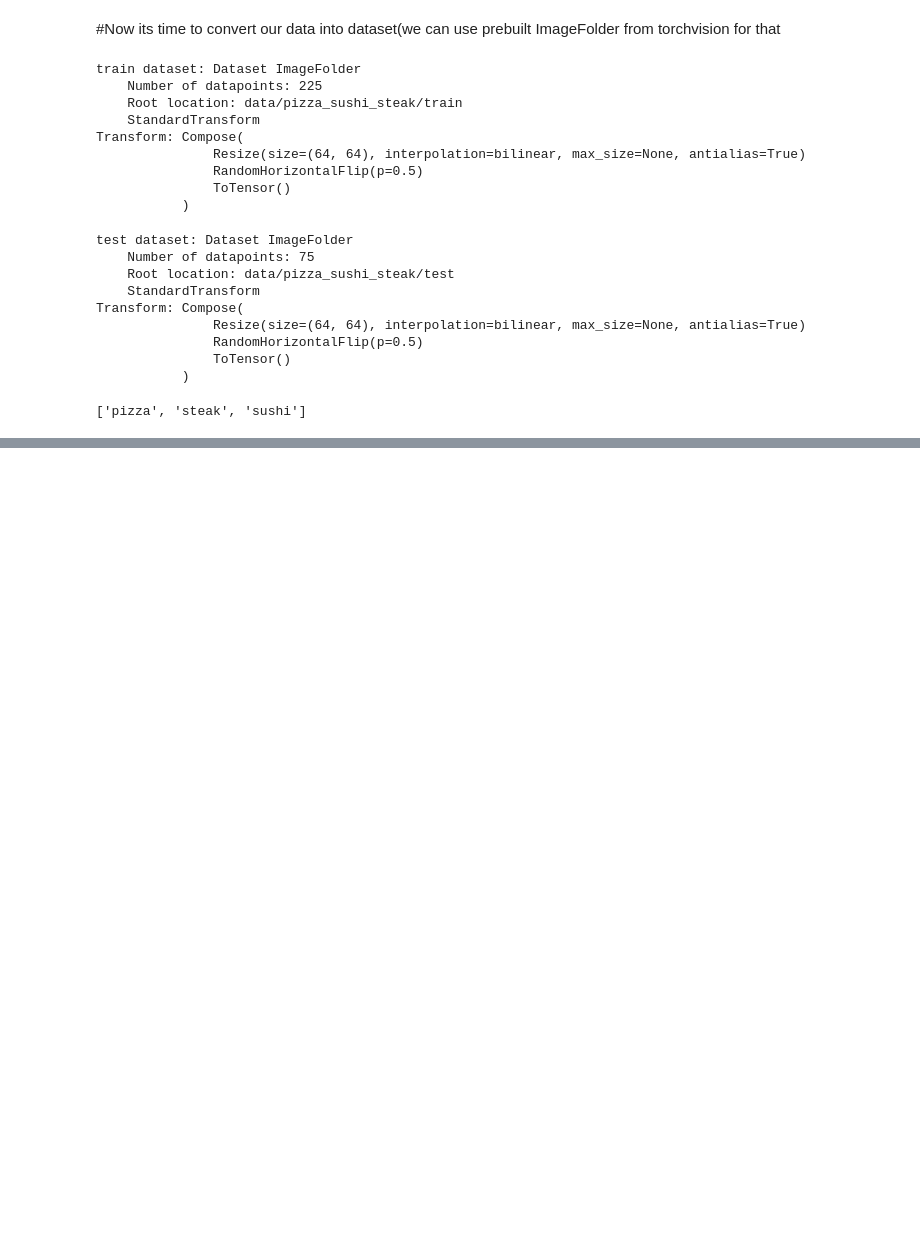
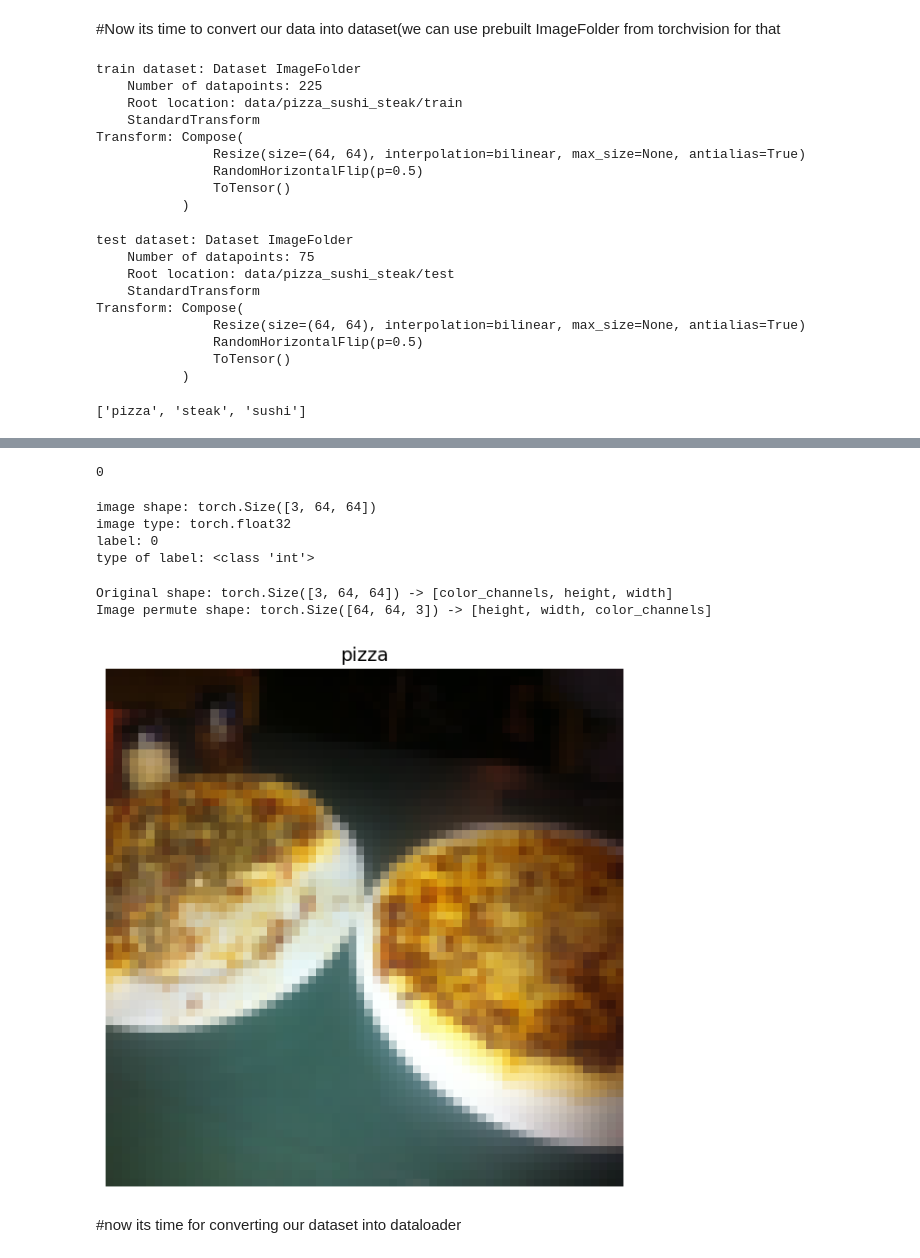
Before and after one commit to 404saugat404/pytorch, a Jupyter notebook: rev/custom_dataset.ipynb, the cells around one changed output, grey strips where cells are left out. Drawn from its saved outputs; the diff is of its cells as text; code cells hidden in the pictures; blank space fills up the shorter version.

```diff
--- a/rev/custom_dataset.ipynb
+++ b/rev/custom_dataset.ipynb
@@ -172,0 +205,3 @@ class_names
+# %%
+img,label=train_dataset[0][0],train_dataset[0][1]
+img
@@ -172,0 +226,32 @@ class_names
+# %%
+label
+# %% [output]
+0
+# %%
+print(f'image shape: {img.shape}')
+print(f'image type: {img.dtype}')
+print(f'label: {label}')
+print(f'type of label: {type(label)}')
+# %% [output]
+image shape: torch.Size([3, 64, 64])
+image type: torch.float32
+label: 0
+type of label: <class 'int'>
+# %%
+img_permute = img.permute(1, 2, 0)
+
+# Print out different shapes (before and after permute)
+print(f"Original shape: {img.shape} -> [color_channels, height, width]")
+print(f"Image permute shape: {img_permute.shape} -> [height, width, color_channels]")
+
+# Plot the image
+plt.figure(figsize=(10, 7))
+plt.imshow(img.permute(1, 2, 0))
+plt.axis("off")
+plt.title(class_names[label], fontsize=14);
+# %% [output]
+Original shape: torch.Size([3, 64, 64]) -> [color_channels, height, width]
+Image permute shape: torch.Size([64, 64, 3]) -> [height, width, color_channels]
+[figure, added]
+# %% [markdown]
+#now its time for converting our dataset into dataloader
```
Also changed, not shown: parts of 26 cells of this notebook.
